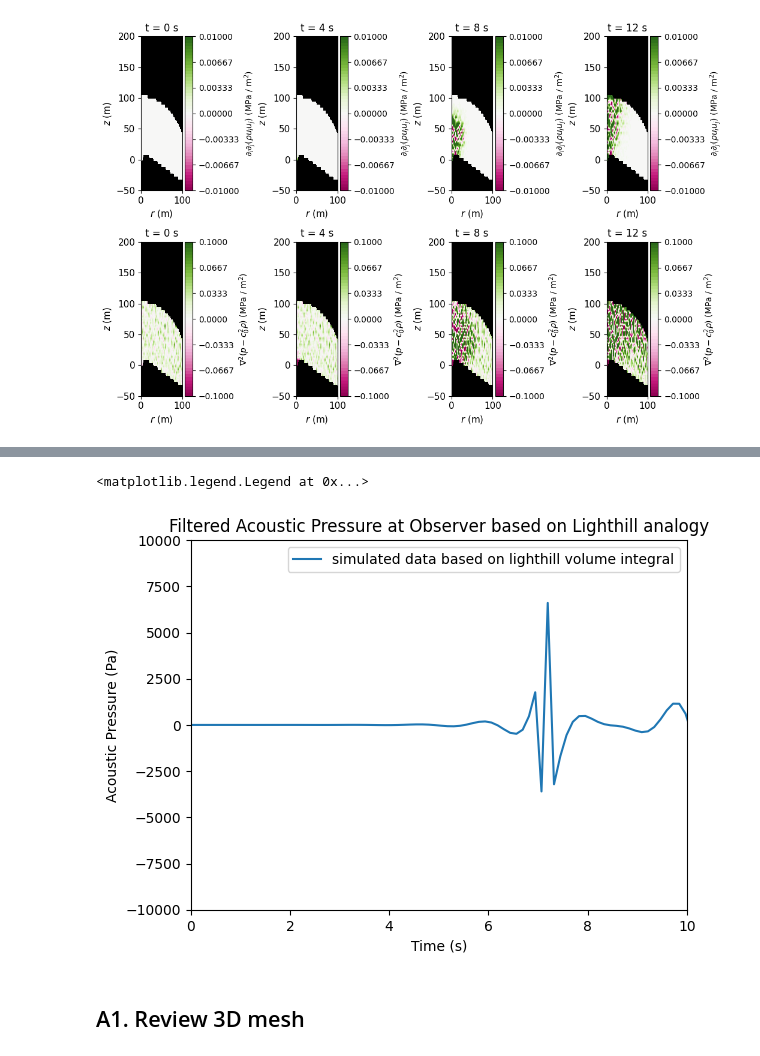
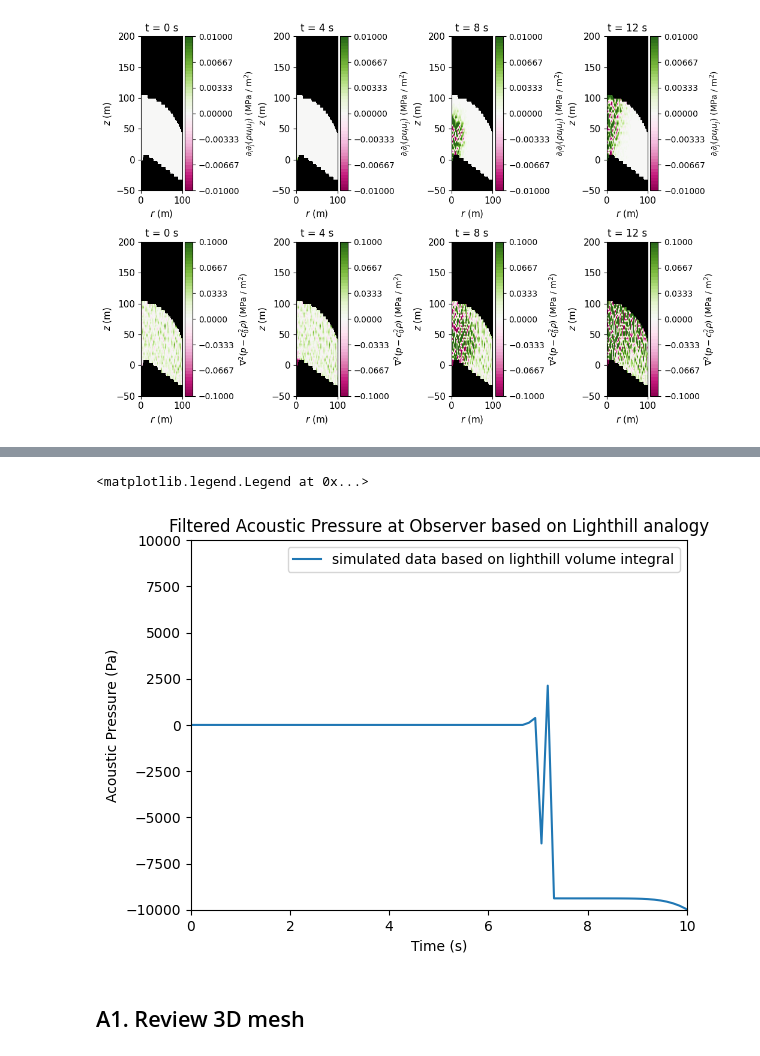
Before and after one commit to paxtonsc/volcano-sims, a Jupyter notebook: notebooks/2025.07.21.infrasound.ipynb, the cells around one changed output, grey strips where cells are left out. Saved outputs shown, nothing was run; the diff lists cells and outputs as text; code cells hidden in the pictures.

```diff
--- a/notebooks/2025.07.21.infrasound.ipynb
+++ b/notebooks/2025.07.21.infrasound.ipynb
@@ -664,16 +664,16 @@ Number of contributions: 192076
 r average: 2252.1940839950003
 Max source value: [143533.8422217706]
 # %%
-plt.plot(t_range, lighthill.highpass(pressure_obs), label="simulated data based on lighthill volume integral")
+plt.plot(t_range, pressure_obs, label="simulated data based on lighthill volume integral")
 plt.xlabel('Time (s)')
 plt.ylabel('Acoustic Pressure (Pa)')
 plt.title('Filtered Acoustic Pressure at Observer based on Lighthill analogy')
 plt.xlim(0, 10)
 plt.ylim(-1e4, 1e4)
 plt.legend()
 # %% [output]
 <matplotlib.legend.Legend at 0x...>
-[figure, old version]
+[figure, new version]
 # %% [markdown]
 ## A1. Review 3D mesh
 # %%
```
Also changed, not shown: parts of 2 cells of this notebook, 8 other files.
